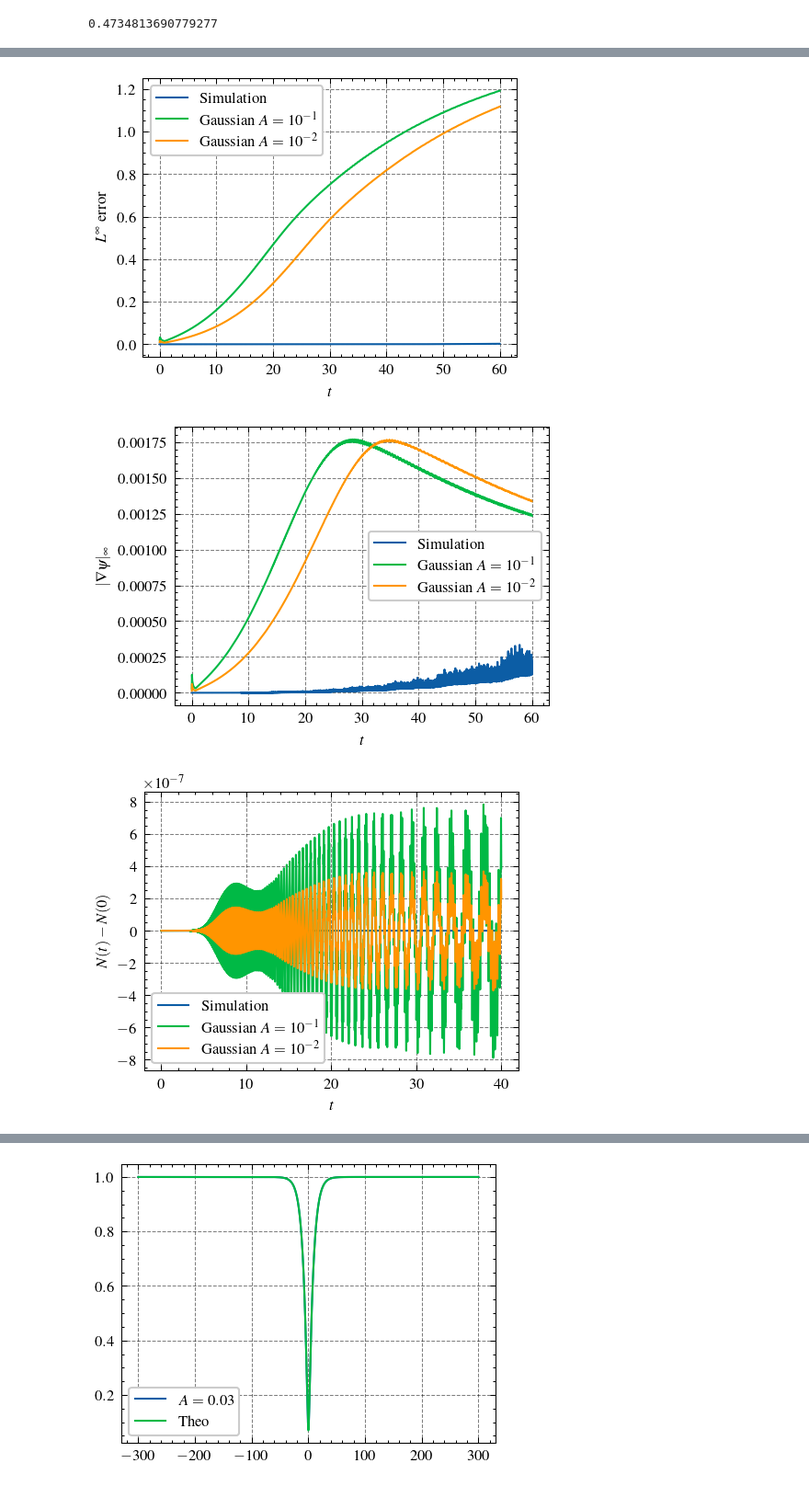
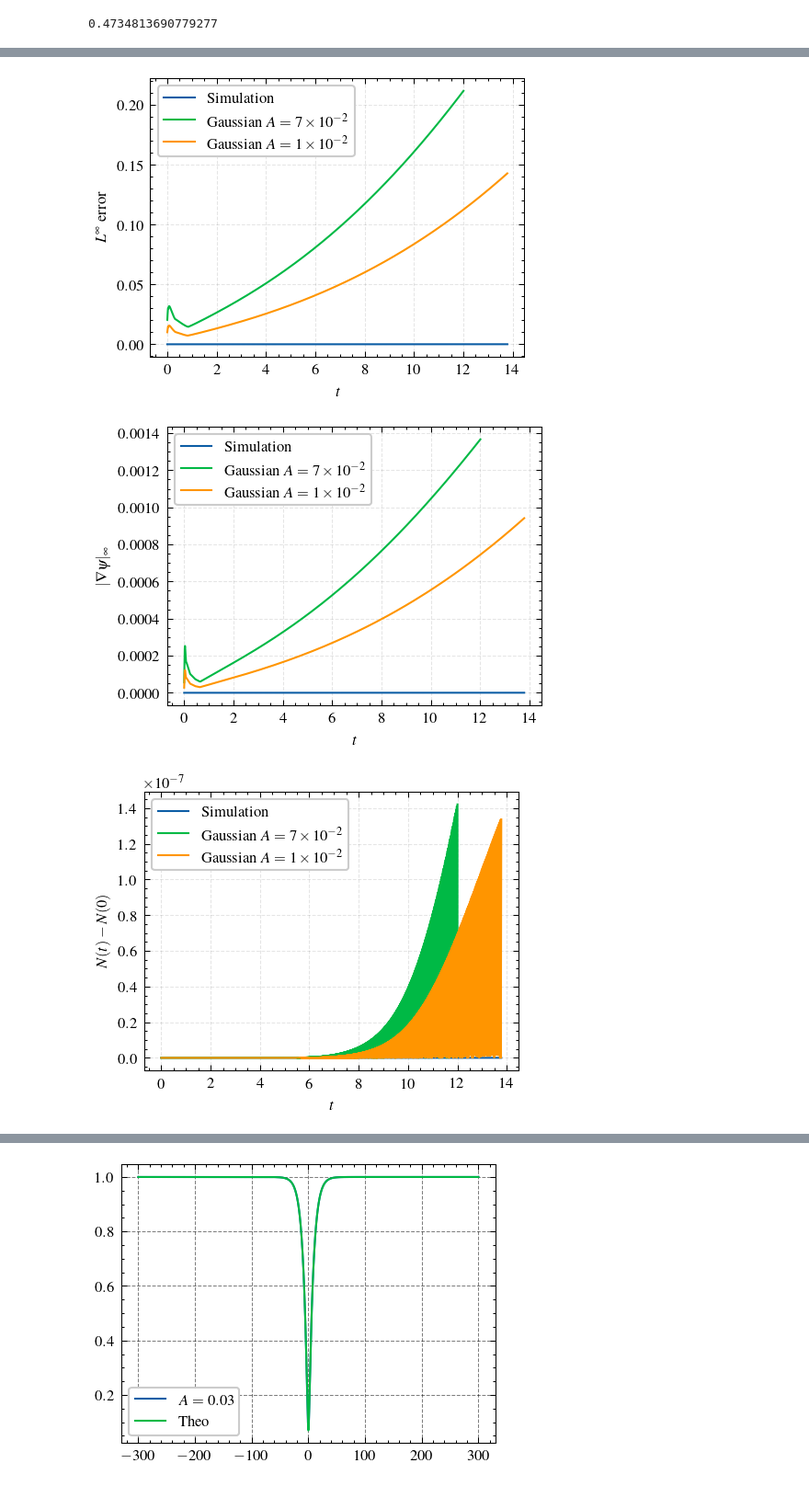
Before and after one commit to ElTapia/Quasilinear-GP, a Jupyter notebook: Tests and Results/QGP/DS_Stability/DS_unstable_files.ipynb, the cells around one changed output, grey strips where cells are left out. Shown at 92% size. Saved outputs shown, nothing was run; the diff lists cells and outputs as text; code cells hidden in the pictures.

Commit message:
Update figures

```diff
--- a/Tests and Results/QGP/DS_Stability/DS_unstable_files.ipynb
+++ b/Tests and Results/QGP/DS_Stability/DS_unstable_files.ipynb
@@ -16,9 +16,9 @@ import config
 i = 1j
 
 path = "../../../Heaven_scripts/Results/DS_unstable/"
-folder = path + "uns_k_-50_eps_01_N_500000_Nt_100000_L_400/"
-folder_gauss_01 = path + "uns_k_-50_gauss_01_N_500000_Nt_100000_L_400/"
-folder_gauss_001 = path + "uns_k_-50_gauss_001_N_500000_Nt_100000_L_400/"
+folder = path + "uns_k_-50_eps_01_N_500000_Nt_100000_L_800/"
+folder_gauss_007 = path + "uns_k_-50_gauss_007_N_500000_Nt_100000_L_800/"
+folder_gauss_001 = path + "uns_k_-50_gauss_001_N_500000_Nt_100000_L_800/"
 # %%
 # Init parameters
 k = -50
@@ -142,12 +149,20 @@ grad_inf_gauss_001 = np.load(grad_inf_file)
 # %%
-cond = t_gauss_001<40
+dt = t[1] - t[0]
+Nt_non_zero_001 = len(energy_gauss_001[energy_gauss_001!=0])
+T_001 = Nt_non_zero_001*dt
+
+Nt_non_zero_007 = len(energy_gauss_007[energy_gauss_007!=0])
+T_007 = Nt_non_zero_007*dt
+
+cond_001 = t_gauss_001<T_001
+cond_007 = t_gauss_007<T_007
 
 # Polynomial aprox
-p = np.polyfit(t_gauss_001[cond], error_L2_gauss_001[cond], 2)
+p = np.polyfit(t_gauss_001[cond_001], error_L2_gauss_001[cond_001], 2)
 polyn = np.poly1d(p)
 
 # Exponential
-curve_pars, other = curve_fit(lambda t,a,b: a*np.exp(b*t),  t_gauss_001[cond],  error_L2_gauss_001[cond])
+curve_pars, other = curve_fit(lambda t,a,b: a*np.exp(b*t),  t_gauss_001[cond_001],  error_L2_gauss_001[cond_001])
 A, B = curve_pars
 
 def inter_error(t):
@@ -192,34 +211,34 @@ plt.show()
 # %%
-plt.plot(t[cond], error_inf[cond], "-", label="Simulation")
-plt.plot(t[cond], error_inf_gauss_01[cond], "-", label=r"Gaussian $A=10^{-1}$")
-plt.plot(t[cond], error_inf_gauss_001[cond], "-", label=r"Gaussian $A=10^{-2}$")
+plt.plot(t[cond_001], error_inf[cond_001], "-", label="Simulation")
+plt.plot(t[cond_007], error_inf_gauss_007[cond_007], "-", label=r"Gaussian $A=7\times 10^{-2}$")
+plt.plot(t[cond_001], error_inf_gauss_001[cond_001], "-", label=r"Gaussian $A=1\times 10^{-2}$")
 
 plt.ylabel(r"$L^\infty$ error")
 plt.xlabel(r"$t$")
 plt.legend()
 plt.show()
 # %% [output]
-[figure, old version]
+[figure, new version]
 # %%
-plt.plot(t[cond], error_grad_inf[cond], "-", label="Simulation")
-plt.plot(t[cond], error_grad_inf_gauss_01[cond], "-", label=r"Gaussian $A=10^{-1}$")
-plt.plot(t[cond], error_grad_inf_gauss_001[cond], "-", label=r"Gaussian $A=10^{-2}$")
+plt.plot(t[cond_001], error_grad_inf[cond_001], "-", label="Simulation")
+plt.plot(t[cond_007], error_grad_inf_gauss_007[cond_007], "-", label=r"Gaussian $A=7\times 10^{-2}$")
+plt.plot(t[cond_001], error_grad_inf_gauss_001[cond_001], "-", label=r"Gaussian $A=1\times 10^{-2}$")
 
 plt.ylabel(r"$|\nabla \psi|_\infty$")
 plt.xlabel(r"$t$")
 plt.legend()
 plt.show()
 # %% [output]
-[figure, old version]
+[figure, new version]
 # %%
-plt.plot(t[cond], mass[cond]-mass[cond][0], "-", label="Simulation")
-plt.plot(t[cond], mass_gauss_01[cond]-mass_gauss_01[cond][0], "-", label=r"Gaussian $A=10^{-1}$")
-plt.plot(t[cond], mass_gauss_001[cond]-mass_gauss_001[cond][0], "-", label=r"Gaussian $A=10^{-2}$")
+plt.plot(t[cond_001], np.abs(mass[cond_001]-mass[cond_001][0]), "-", label="Simulation")
+plt.plot(t[cond_007], np.abs(mass_gauss_007[cond_007]-mass_gauss_007[cond_007][0]), "-", label=r"Gaussian $A=7\times 10^{-2}$")
+plt.plot(t[cond_001], np.abs(mass_gauss_001[cond_001]-mass_gauss_001[cond_001][0]), "-", label=r"Gaussian $A=1\times 10^{-2}$")
 
 plt.ylabel(r"$N(t)-N(0)$")
 plt.xlabel(r"$t$")
 
 plt.legend()
 plt.show()
 # %% [output]
-[figure, old version]
+[figure, new version]
```
Also changed, not shown: parts of 12 cells of this notebook, 36 other files.
